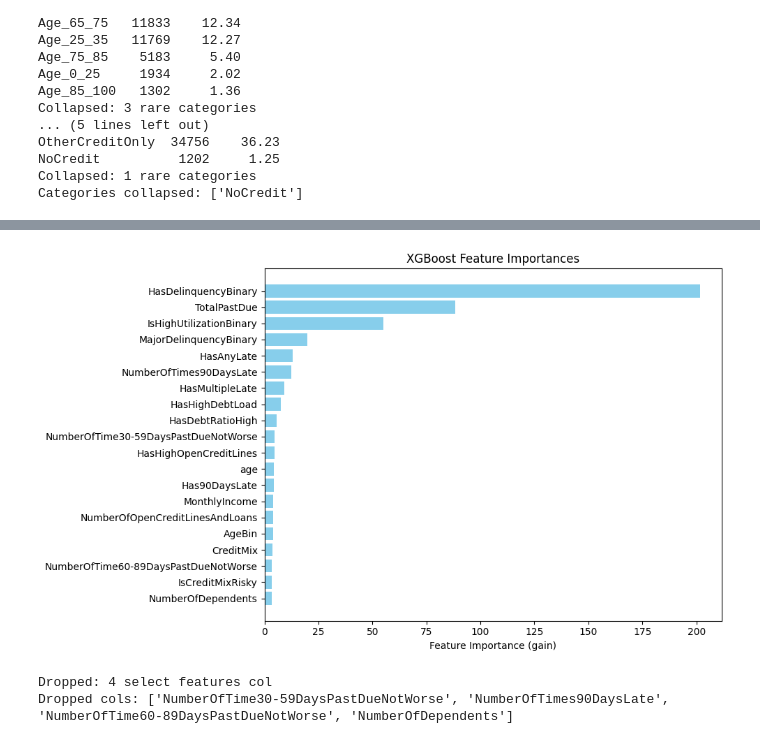
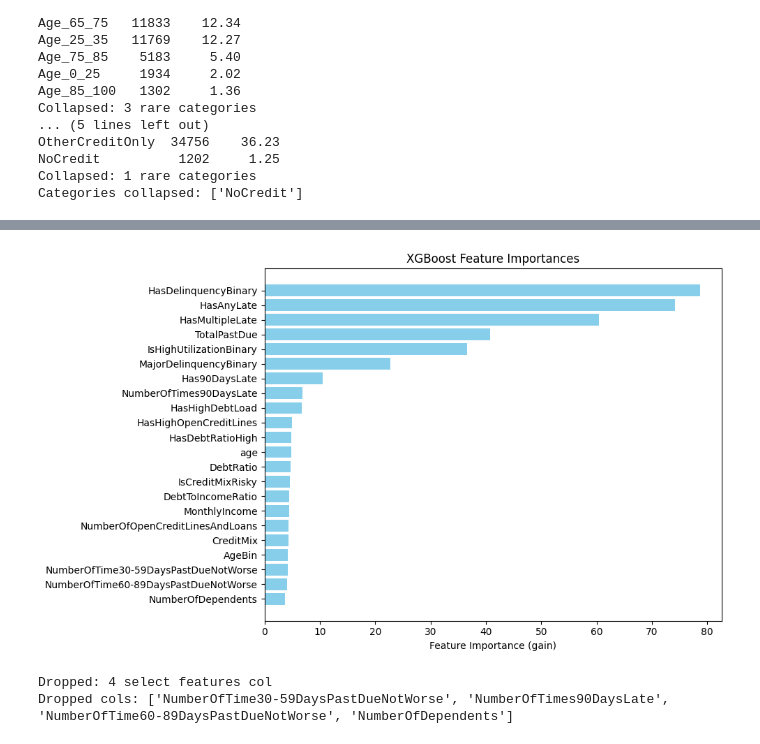
Before and after one commit to sunnysunny77/loan, a Jupyter notebook: cr.ipynb, the cells around one changed output, grey strips where cells are left out. Cells and saved outputs as stored; diff of their text form; code cells hidden in the pictures.

```diff
--- a/cr.ipynb
+++ b/cr.ipynb
@@ -684,5 +724,5 @@ Collapsed: 1 rare categories
 Categories collapsed: ['NoCredit']
 # %%
 # Drop low correlated features to target
-df_corr, low_corr_cols_to_drop = drop_low_correlated_to_target(df_collapsed, y_train, threshold=0.01, bias_mode=False)
+df_corr, low_corr_cols_to_drop = drop_low_correlated_to_target(df_collapsed, y_train, threshold=0.0093, bias_mode=False)
 # %% [output]
@@ -691,0 +732,4 @@ Dropped cols: ['RevolvingUtilizationOfUnsecuredLines', 'DebtRatio', 'NumberRealE
+# %%
+#log transform skewed
+df_log = log_transform_skewed(df_corr)
+df_log.describe()
@@ -692,7 +762,7 @@ Dropped cols: ['RevolvingUtilizationOfUnsecuredLines', 'DebtRatio', 'NumberRealE
 # %%
 # Plot features
-plot_feature_importance(df_corr, y_train, bias_mode=None)
+plot_feature_importance(df_log, y_train, bias_mode=None)
 # %% [output]
-[figure, old version]
+[figure, new version]
 # %%
 # RFE numeric Feature selection
```
Also changed, not shown: parts of 18 cells of this notebook, 4 other files.
